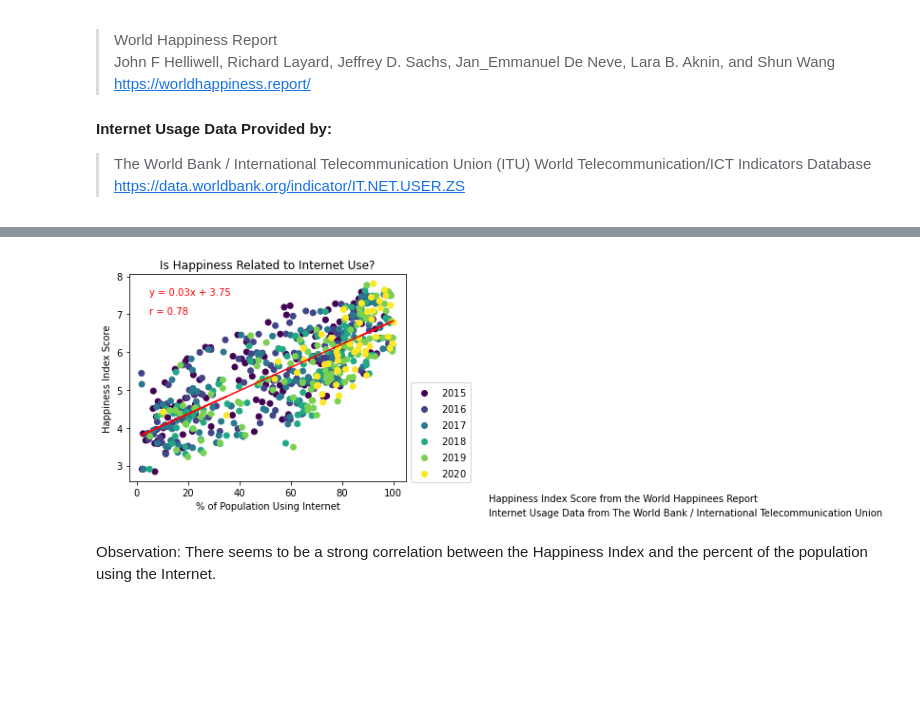
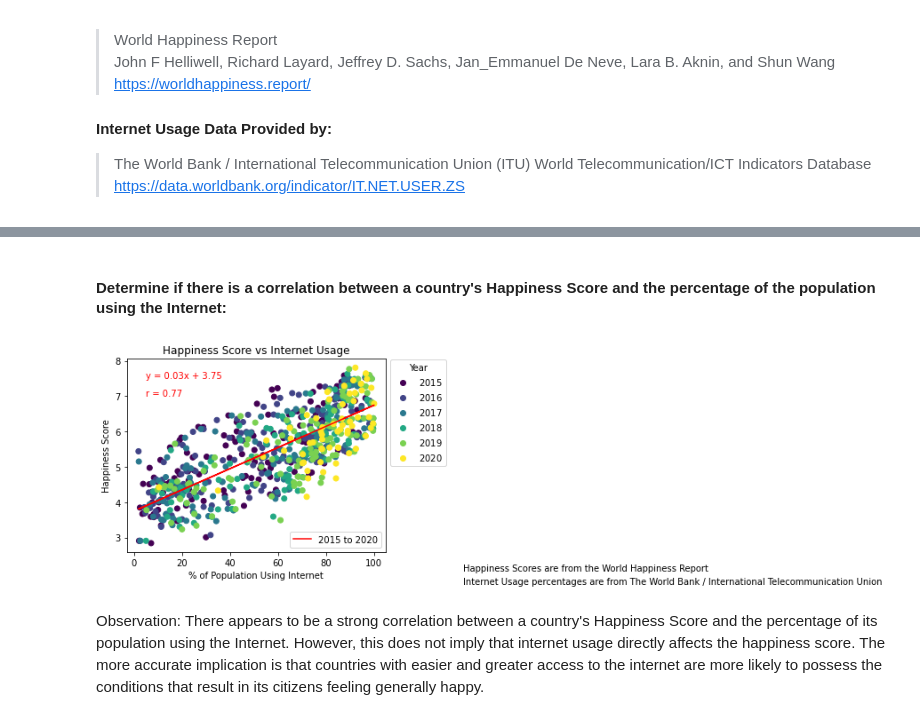
Before and after one commit to kawandag/PopulationvsHappinessData, a Jupyter notebook: InternetUseAnalysis.ipynb, the cells around one changed output, grey strips where cells are left out. Cells and saved outputs as stored; diff of their text form; code cells hidden in the pictures; blank space fills up the shorter version.

```diff
--- a/InternetUseAnalysis.ipynb
+++ b/InternetUseAnalysis.ipynb
@@ -53,0 +96,16 @@ internetdata.head()
+# %%
+internetdata.replace("Congo, Dem. Rep.", "Congo (Kinshasa)", inplace=True)
+internetdata.replace("Congo, Rep.", "Congo (Brazzaville)", inplace=True)
+internetdata.replace("Egypt, Arab Rep.", "Egypt", inplace=True)
+internetdata.replace("Gambia, The", "Gambia", inplace=True)
+internetdata.replace("Hong Kong SAR, China", "Hong Kong", inplace=True)
+internetdata.replace("Iran, Islamic Rep.", "Iran", inplace=True)
+internetdata.replace("Kyrgyz Republic", "Kyrgyzstan", inplace=True)
+internetdata.replace("Lao PDR", "Laos", inplace=True)
+internetdata.replace("West Bank and Gaza", "Palestinian Territories", inplace=True)
+internetdata.replace("Russian Federation", "Russia", inplace=True)
+internetdata.replace("Slovak Republic", "Slovakia", inplace=True)
+internetdata.replace("Korea, Rep.", "South Korea", inplace=True)
+internetdata.replace("Syrian Arab Republic", "Syria", inplace=True)
+internetdata.replace("Venezuela, RB", "Venezuela", inplace=True)
+internetdata.replace("Yemen, Rep.", "Yemen", inplace=True)
@@ -107,28 +163,33 @@ Number of countries in Happiness data after merging: 143
+# %% [markdown]
+#### Determine if there is a correlation between a country's Happiness Score and the percentage of the population using the Internet:
 # %%
 # Find line of regresson
 (m, b, r, p, stderr) = linregress(mergeddata["Internet Use"], mergeddata["Score"])
 y_regress = m * mergeddata["Internet Use"] + b
 
 # Make scatter diagram
+fig, ax = plt.subplots()
 scatter = plt.scatter(mergeddata["Internet Use"], mergeddata["Score"], c=mergeddata["Year"])
 plt.xlabel("% of Population Using Internet")
-plt.ylabel("Happiness Index Score")
-plt.title("Is Happiness Related to Internet Use?")
-plt.legend(*scatter.legend_elements(), bbox_to_anchor=(1,.5))
+plt.ylabel("Happiness Score")
+plt.title("Happiness Score vs Internet Usage")
+legend = plt.legend(*scatter.legend_elements(), title="Year", bbox_to_anchor=(1,1.02))
+ax.add_artist(legend)
 
 # Plot line of regression
-plt.plot(mergeddata["Internet Use"], y_regress, color="red")
+line = plt.plot(mergeddata["Internet Use"], y_regress, color="red")
 plt.annotate(f"y = {m:.2f}x + {b:.2f}", color="red", xy=(5, 7.5))
 plt.annotate(f"r = {r:.2f}", color="red", xy=(5, 7.0))
+plt.legend([line], labels=["2015 to 2020"], loc="lower right")
 
-plt.figtext(1, .05, "Happiness Index data from the World Happiness Report")
-plt.figtext(1, 0, "Internet Usage data from The World Bank / International Telecommunication Union")
+plt.figtext(1, .05, "Happiness Scores are from the World Happiness Report")
+plt.figtext(1, 0, "Internet Usage percentages are from The World Bank / International Telecommunication Union")
 
 # Display plot and save to file
 plt.subplots_adjust(right=.8)
 plt.savefig(plot1)
 plt.show()
 # %% [output]
-[figure, old version]
+[figure, new version]
 # %% [markdown]
-Observation:  There seems to be a strong correlation between the Happiness Index and the percent of the population using the Internet.<br>
+Observation:  There appears to be a strong correlation between a country's Happiness Score and the percentage of its population using the Internet.  However, this does not imply that internet usage directly affects the happiness score.  The more accurate implication is that countries with easier and greater access to the internet are more likely to possess the conditions that result in its citizens feeling generally happy. <br>
```
Also changed, not shown: parts of 12 cells of this notebook, 4 other files.
